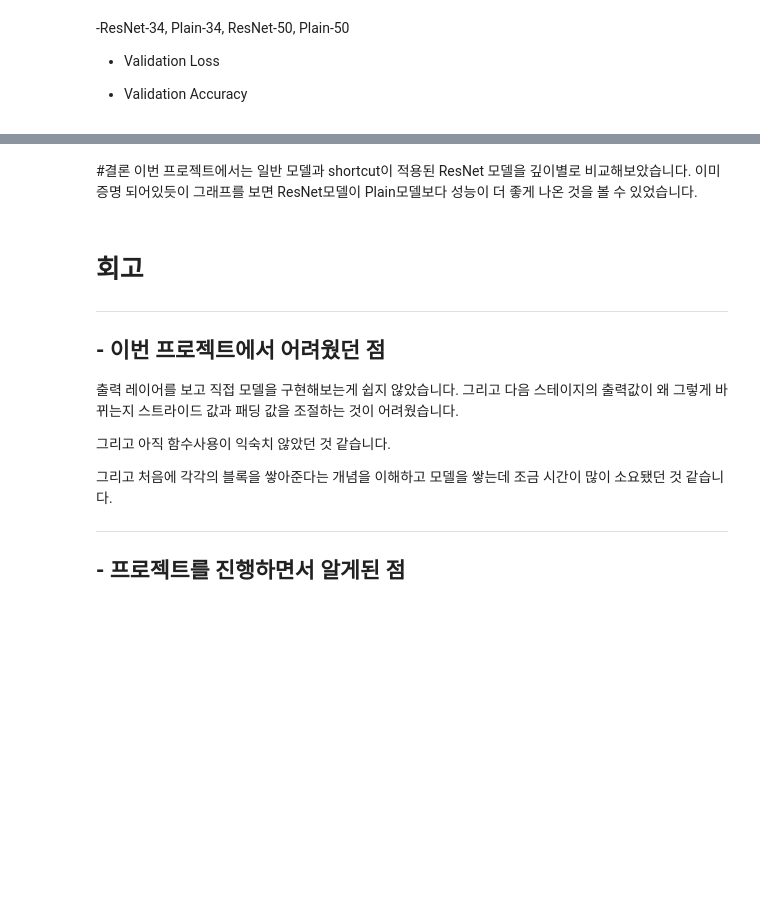
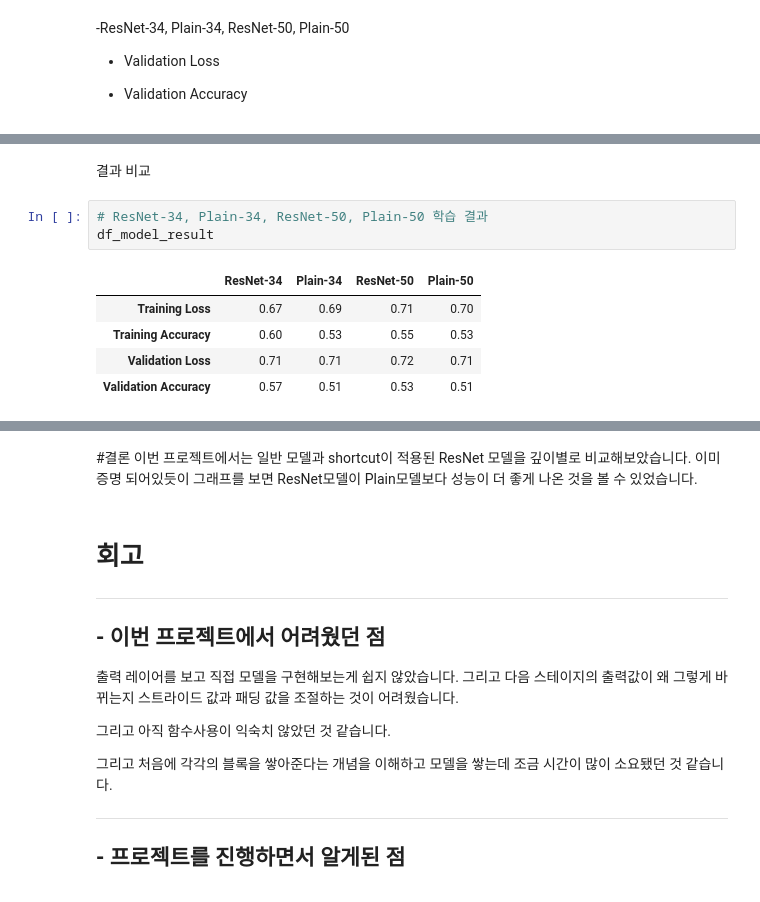
Before and after one commit to Jingut/GoingDeeper, a Jupyter notebook: GD1_Project_ResNet_Ablation_Study.ipynb, the cells around one changed output, grey strips where cells are left out. Saved outputs shown, nothing was run; the diff lists cells and outputs as text; blank space fills up the shorter version.

```diff
--- a/GD1_Project_ResNet_Ablation_Study.ipynb
+++ b/GD1_Project_ResNet_Ablation_Study.ipynb
@@ -698,0 +751,11 @@ plt.show()
+# %% [markdown]
+결과 비교
+# %%
+# ResNet-34, Plain-34, ResNet-50, Plain-50 학습 결과
+df_model_result
+# %% [output]
+|  | ResNet-34 | Plain-34 | ResNet-50 | Plain-50 |
+| Training Loss | 0.67 | 0.69 | 0.71 | 0.70 |
+| Training Accuracy | 0.60 | 0.53 | 0.55 | 0.53 |
+| Validation Loss | 0.71 | 0.71 | 0.72 | 0.71 |
+| Validation Accuracy | 0.57 | 0.51 | 0.53 | 0.51 |
```
Also changed, not shown: parts of 18 cells of this notebook.
